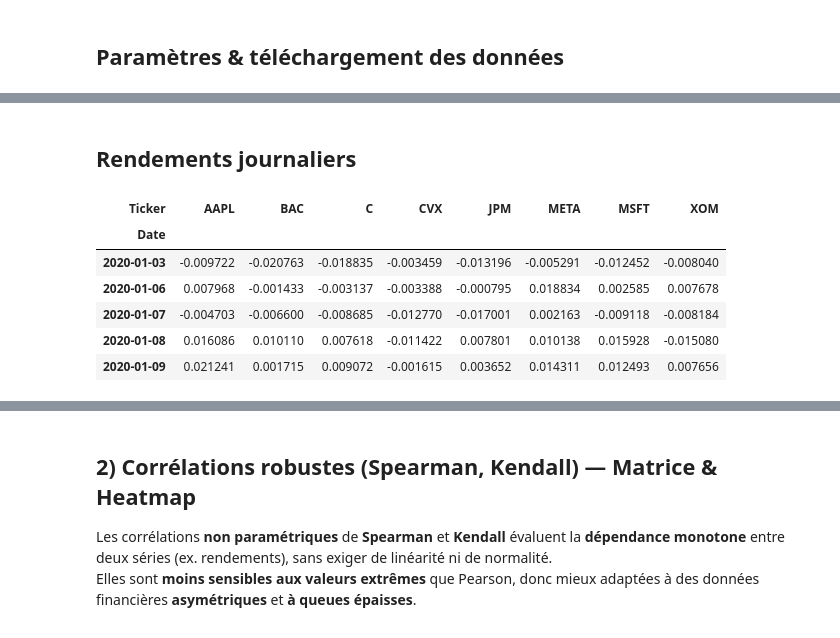
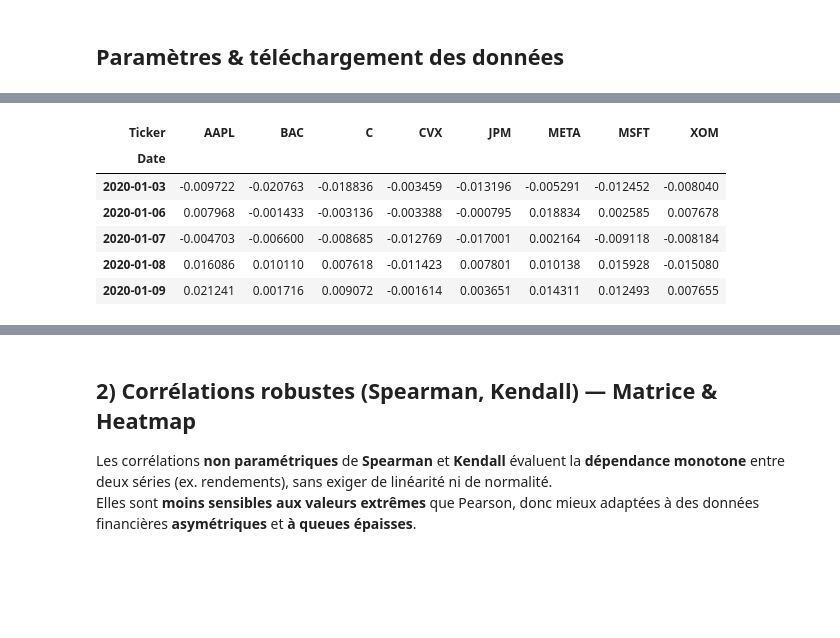
Before and after one commit to LinkedInLearning/statistique-finance-python_5492064, a Jupyter notebook: Codes/02_Relations_Bivariees_Finance.ipynb, the cells around one changed output, grey strips where cells are left out. Saved outputs shown, nothing was run; the diff lists cells and outputs as text; code cells hidden in the pictures; blank space fills up the shorter version.

```diff
--- a/Codes/02_Relations_Bivariees_Finance.ipynb
+++ b/Codes/02_Relations_Bivariees_Finance.ipynb
@@ -55,2 +52,0 @@ asset_prices.head()
-# %% [markdown]
-## Rendements journaliers
@@ -57,15 +55,21 @@ asset_prices.head()
 # %%
+# Calcul des rendements journaliers
+asset_r = asset_prices.pct_change(fill_method=None).dropna(how="all")
+market_r = market_prices.pct_change(fill_method=None).dropna()
 
-asset_r = asset_prices.pct_change().dropna(how="all")
-market_r = market_prices.pct_change().dropna()
-asset_r = asset_r.loc[asset_r.index.intersection(market_r.index)]
-market_r = market_r.loc[asset_r.index]
+# Synchronisation des dates entre les rendements des actifs et du marché
+# On ne garde que les jours où les deux ensembles de données sont disponibles
+common_index = asset_r.index.intersection(market_r.index)
+asset_r = asset_r.loc[common_index]
+market_r = market_r.loc[common_index]
+
+# Affichage des premières lignes pour vérifier
 asset_r.head()
 # %% [output]
 | Ticker | AAPL | BAC | C | CVX | JPM | META | MSFT | XOM |
 | Date |  |  |  |  |  |  |  |  |
-| 2020-01-03 | -0.009722 | -0.020763 | -0.018835 | -0.003459 | -0.013196 | -0.005291 | -0.012452 | -0.008040 |
-| 2020-01-06 | 0.007968 | -0.001433 | -0.003137 | -0.003388 | -0.000795 | 0.018834 | 0.002585 | 0.007678 |
-| 2020-01-07 | -0.004703 | -0.006600 | -0.008685 | -0.012770 | -0.017001 | 0.002163 | -0.009118 | -0.008184 |
-| 2020-01-08 | 0.016086 | 0.010110 | 0.007618 | -0.011422 | 0.007801 | 0.010138 | 0.015928 | -0.015080 |
-| 2020-01-09 | 0.021241 | 0.001715 | 0.009072 | -0.001615 | 0.003652 | 0.014311 | 0.012493 | 0.007656 |
+| 2020-01-03 | -0.009722 | -0.020763 | -0.018836 | -0.003459 | -0.013196 | -0.005291 | -0.012452 | -0.008040 |
+| 2020-01-06 | 0.007968 | -0.001433 | -0.003136 | -0.003388 | -0.000795 | 0.018834 | 0.002585 | 0.007678 |
+| 2020-01-07 | -0.004703 | -0.006600 | -0.008685 | -0.012769 | -0.017001 | 0.002164 | -0.009118 | -0.008184 |
+| 2020-01-08 | 0.016086 | 0.010110 | 0.007618 | -0.011423 | 0.007801 | 0.010138 | 0.015928 | -0.015080 |
+| 2020-01-09 | 0.021241 | 0.001716 | 0.009072 | -0.001614 | 0.003651 | 0.014311 | 0.012493 | 0.007655 |
```
Also changed, not shown: parts of 28 cells of this notebook.
